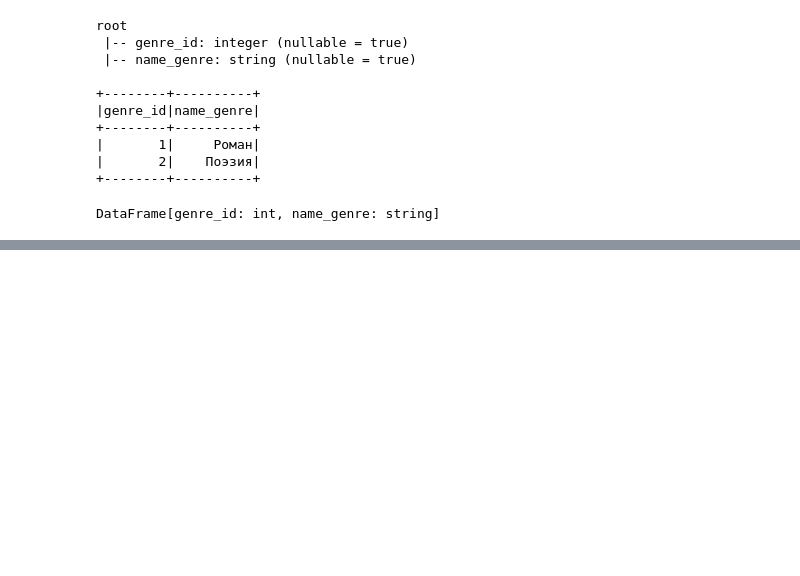
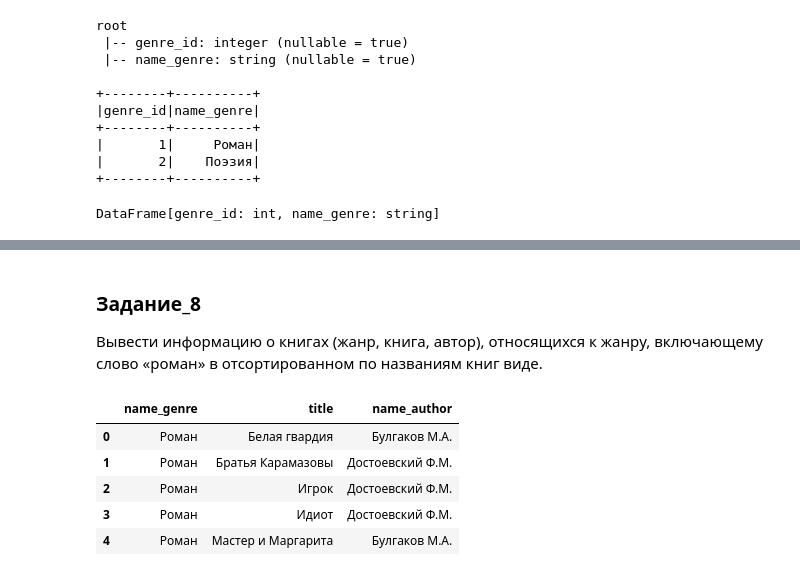
Before and after one commit to dinarsadykow/cv_hw, a Jupyter notebook: Stepik_SQL_HW.ipynb, the cells around one changed output, grey strips where cells are left out. Saved outputs shown, nothing was run; the diff lists cells and outputs as text; code cells hidden in the pictures; blank space fills up the shorter version.

```diff
--- a/Stepik_SQL_HW.ipynb
+++ b/Stepik_SQL_HW.ipynb
@@ -1645,0 +1838,30 @@ ORDER BY book.price DESC
+# %% [markdown]
+### Задание_8
+Вывести информацию о книгах (жанр, книга, автор), относящихся к жанру, включающему слово «роман» в отсортированном по названиям книг виде.
+# %%
+sql_127 = """SELECT
+
+    genre.name_genre
+    , book.title
+    , author.name_author
+
+FROM author
+
+INNER JOIN book
+ON author.author_id = book.author_id
+
+INNER JOIN genre
+ON genre.genre_id = book.genre_id
+
+WHERE lower(genre.name_genre) LIKE '%роман%'
+
+ORDER BY book.title ASC
+;"""
+spark.sql(sql_127).toPandas()
+# %% [output]
+|  | name_genre | title | name_author |
+| 0 | Роман | Белая гвардия | Булгаков М.А. |
+| 1 | Роман | Братья Карамазовы | Достоевский Ф.М. |
+| 2 | Роман | Игрок | Достоевский Ф.М. |
+| 3 | Роман | Идиот | Достоевский Ф.М. |
+| 4 | Роман | Мастер и Маргарита | Булгаков М.А. |
```
Also changed, not shown: parts of 12 cells of this notebook.
